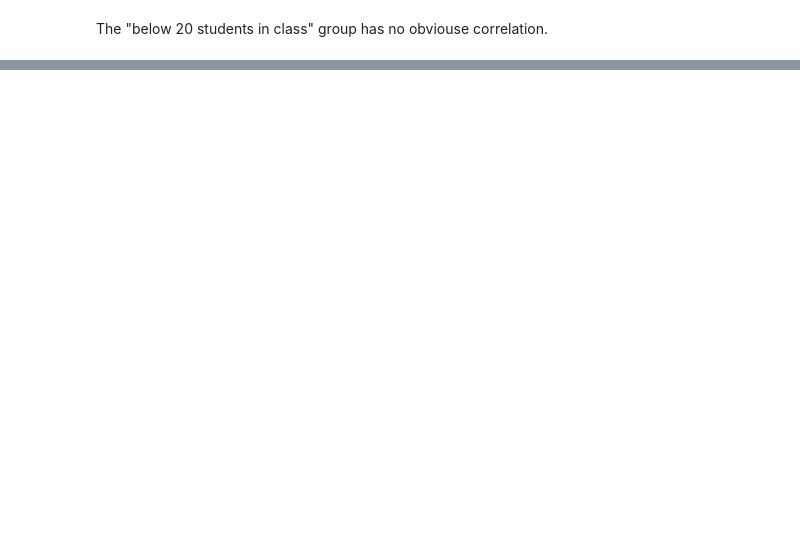
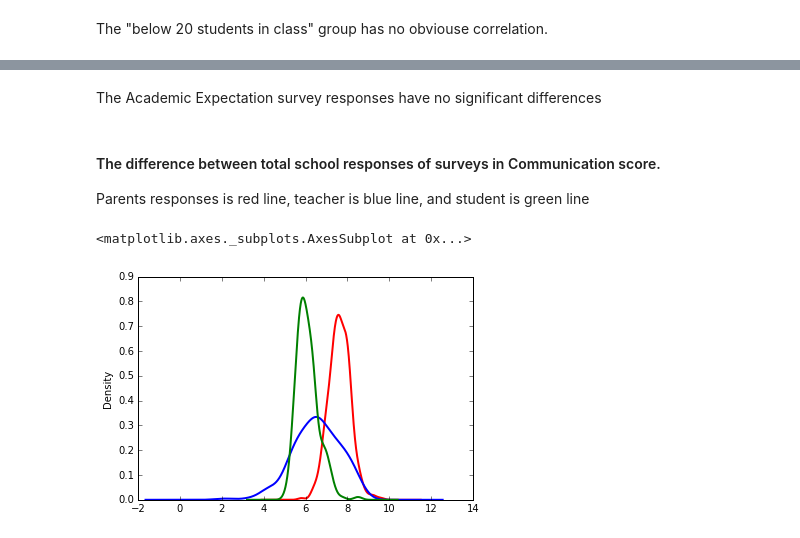
Before and after one commit to KiselevMaxim/data_explorer, a Jupyter notebook: Schools.ipynb, the cells around one changed output, grey strips where cells are left out. Cells and saved outputs as stored; diff of their text form; code cells hidden in the pictures; blank space fills up the shorter version.

```diff
--- a/Schools.ipynb
+++ b/Schools.ipynb
@@ -455,0 +458,12 @@ array(['DBN', 'SCHOOL NAME', 'Num of SAT Test Takers',
+# %% [markdown]
+The Academic Expectation survey responses have no significant differences
+# %% [markdown]
+#### The difference between total school responses of surveys in Communication score.
+Parents responses is red line, teacher is blue line, and student is green line
+# %%
+combined["com_p_11"].plot(kind="kde", linewidth=2, style='red')
+combined["com_t_11"].plot(kind="kde", linewidth=2, style='blue')
+combined["com_s_11"].plot(kind="kde", linewidth=2, style='green')
+# %% [output]
+<matplotlib.axes._subplots.AxesSubplot at 0x...>
+[figure, added]
```
Also changed, not shown: parts of 34 cells of this notebook.
